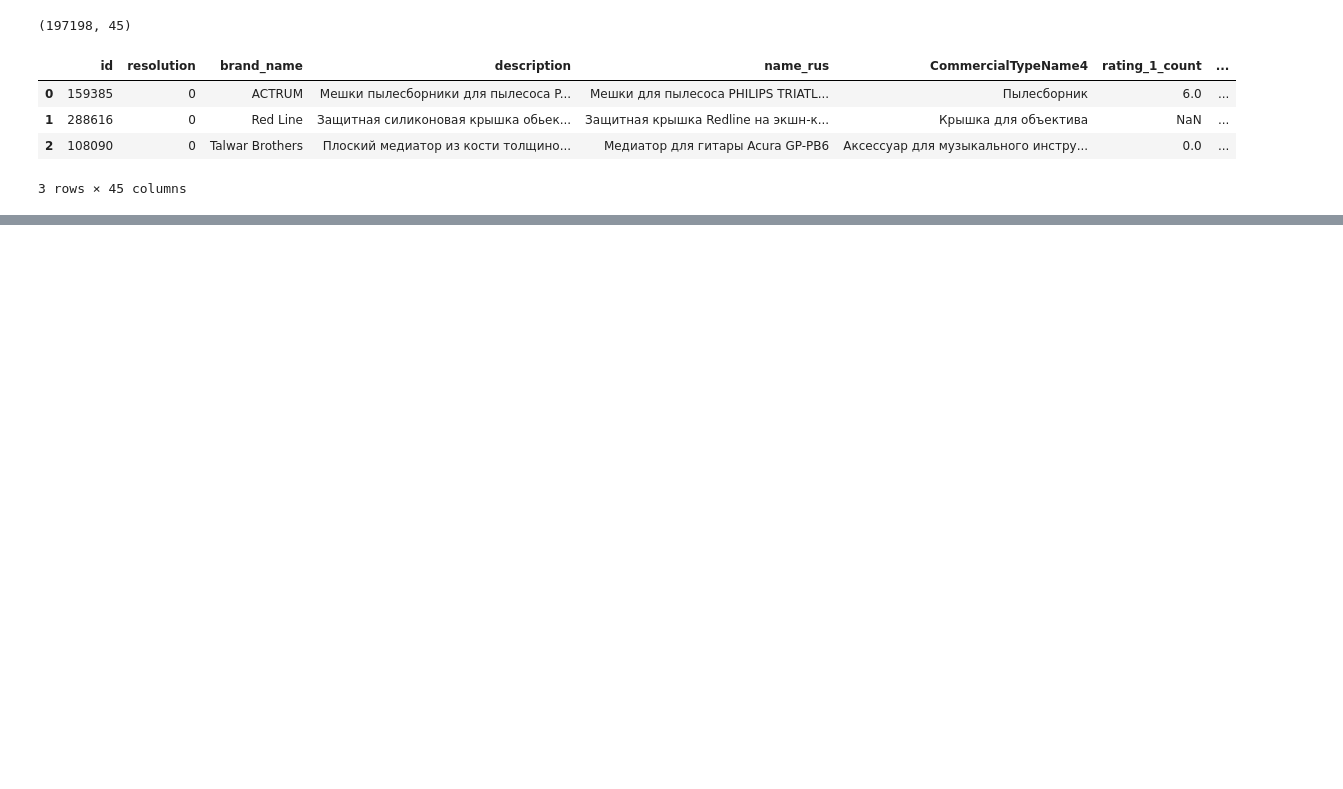
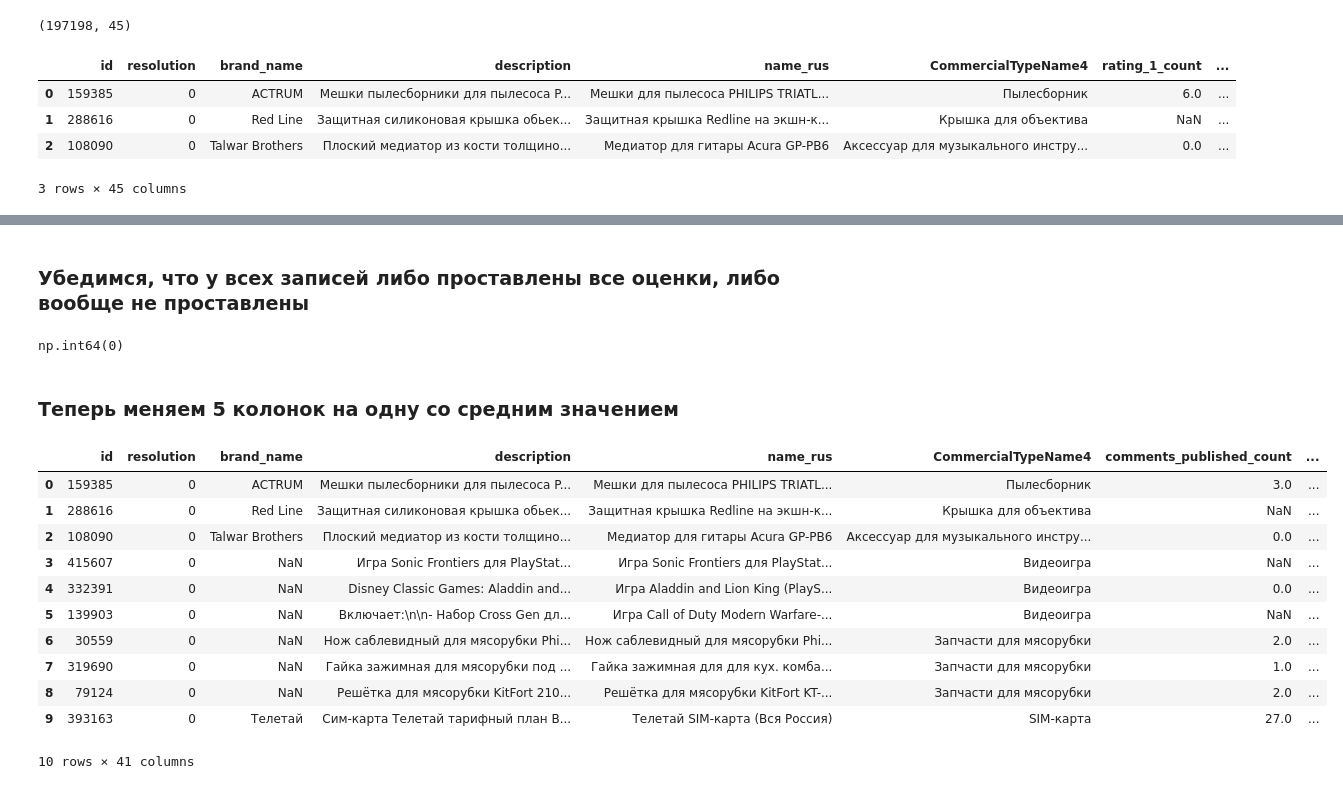
Before and after one commit to senks69/antifraud_ecup, a Jupyter notebook: notebooks/01-exploration.ipynb, the cells around one changed output, grey strips where cells are left out. Saved outputs shown, nothing was run; the diff lists cells and outputs as text; code cells hidden in the pictures; blank space fills up the shorter version.

Commit message:
замена колонок с рейтингом на средний рейтинг

```diff
--- a/notebooks/01-exploration.ipynb
+++ b/notebooks/01-exploration.ipynb
@@ -21,0 +119,52 @@ df.head(3)
+# %%
+def avg_rate(row):
+    if row["rating_1_count"] == None:
+        return None
+    rating = 0
+    rate_count = 0
+    for i in range(1, 6):
+        rate_key = f"rating_{i}_count"
+        rating += row[rate_key] * i
+        rate_count += row[rate_key]
+    return rating/rate_count
+# %% [markdown]
+### Убедимся, что у всех записей либо проставлены все оценки, либо вообще не проставлены
+# %%
+def check_row(row):
+    return row.isna().all() or row.notna().all()
+result = df[[f"rating_{i}_count" for i in range(1, 6)]].apply(check_row, axis=1)
+(~result).sum()
+# %% [output]
+np.int64(0)
+# %% [markdown]
+### Теперь меняем 5 колонок на одну со средним значением
+# %%
+def avg_rate(row):
+    if row["rating_1_count"] == None:
+        return None
+    rating = 0
+    rate_count = 0
+    for i in range(1, 6):
+        rate_key = f"rating_{i}_count"
+        rating += row[rate_key] * i
+        rate_count += row[rate_key]
+    return rating/rate_count
+# %%
+df["rating"] = df[[f"rating_{i}_count" for i in range(1, 6)]].apply(avg_rate, axis=1)
+# %%
+df = df.drop(columns=[f"rating_{i}_count" for i in range(1, 6)])
+# %%
+df.head(10)
+# %% [output]
+|  | id | resolution | brand_name | description | name_rus | CommercialTypeName4 | comments_published_count | ... |
+| 0 | 159385 | 0 | ACTRUM | Мешки пылесборники для пылесоса P... | Мешки для пылесоса PHILIPS TRIATL... | Пылесборник | 3.0 | ... |
+| 1 | 288616 | 0 | Red Line | Защитная силиконовая крышка обьек... | Защитная крышка Redline на экшн-к... | Крышка для объектива | NaN | ... |
+| 2 | 108090 | 0 | Talwar Brothers | Плоский медиатор из кости толщино... | Медиатор для гитары Acura GP-PB6 | Аксессуар для музыкального инстру... | 0.0 | ... |
+| 3 | 415607 | 0 | NaN | Игра Sonic Frontiers для PlayStat... | Игра Sonic Frontiers для PlayStat... | Видеоигра | NaN | ... |
+| 4 | 332391 | 0 | NaN | Disney Classic Games: Aladdin and... | Игра Aladdin and Lion King (PlayS... | Видеоигра | 0.0 | ... |
+| 5 | 139903 | 0 | NaN | Включает:\n\n- Набор Cross Gen дл... | Игра Call of Duty Modern Warfare-... | Видеоигра | NaN | ... |
+| 6 | 30559 | 0 | NaN | Нож саблевидный для мясорубки Phi... | Нож саблевидный для мясорубки Phi... | Запчасти для мясорубки | 2.0 | ... |
+| 7 | 319690 | 0 | NaN | Гайка зажимная для мясорубки под ... | Гайка зажимная для для кух. комба... | Запчасти для мясорубки | 1.0 | ... |
+| 8 | 79124 | 0 | NaN | Решётка для мясорубки KitFort 210... | Решётка для мясорубки KitFort KT-... | Запчасти для мясорубки | 2.0 | ... |
+| 9 | 393163 | 0 | Телетай | Сим-карта Телетай тарифный план В... | Телетай SIM-карта (Вся Россия) | SIM-карта | 27.0 | ... |
+10 rows × 41 columns
```
Also changed, not shown: parts of 6 cells of this notebook, 1 other file.
